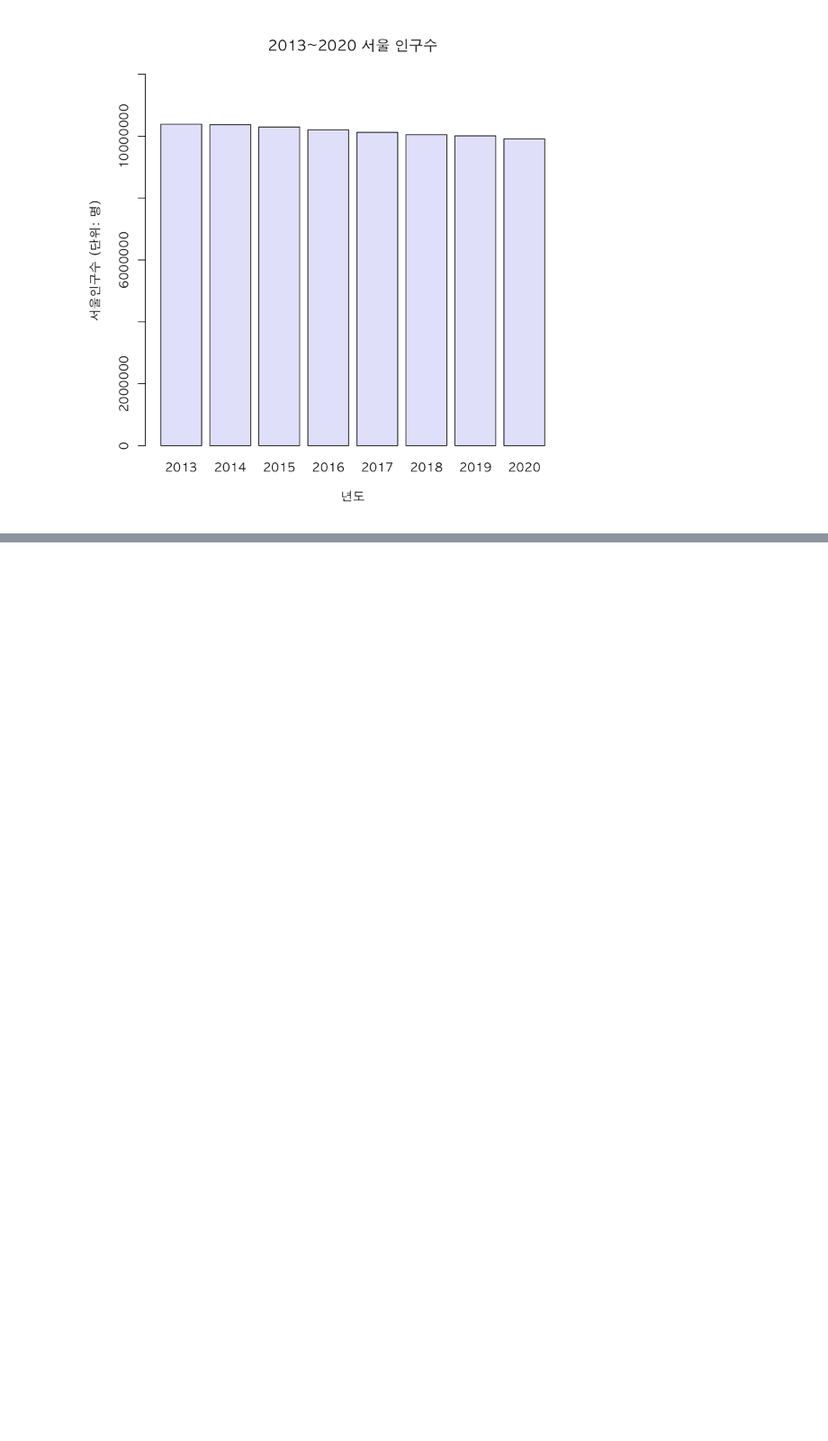
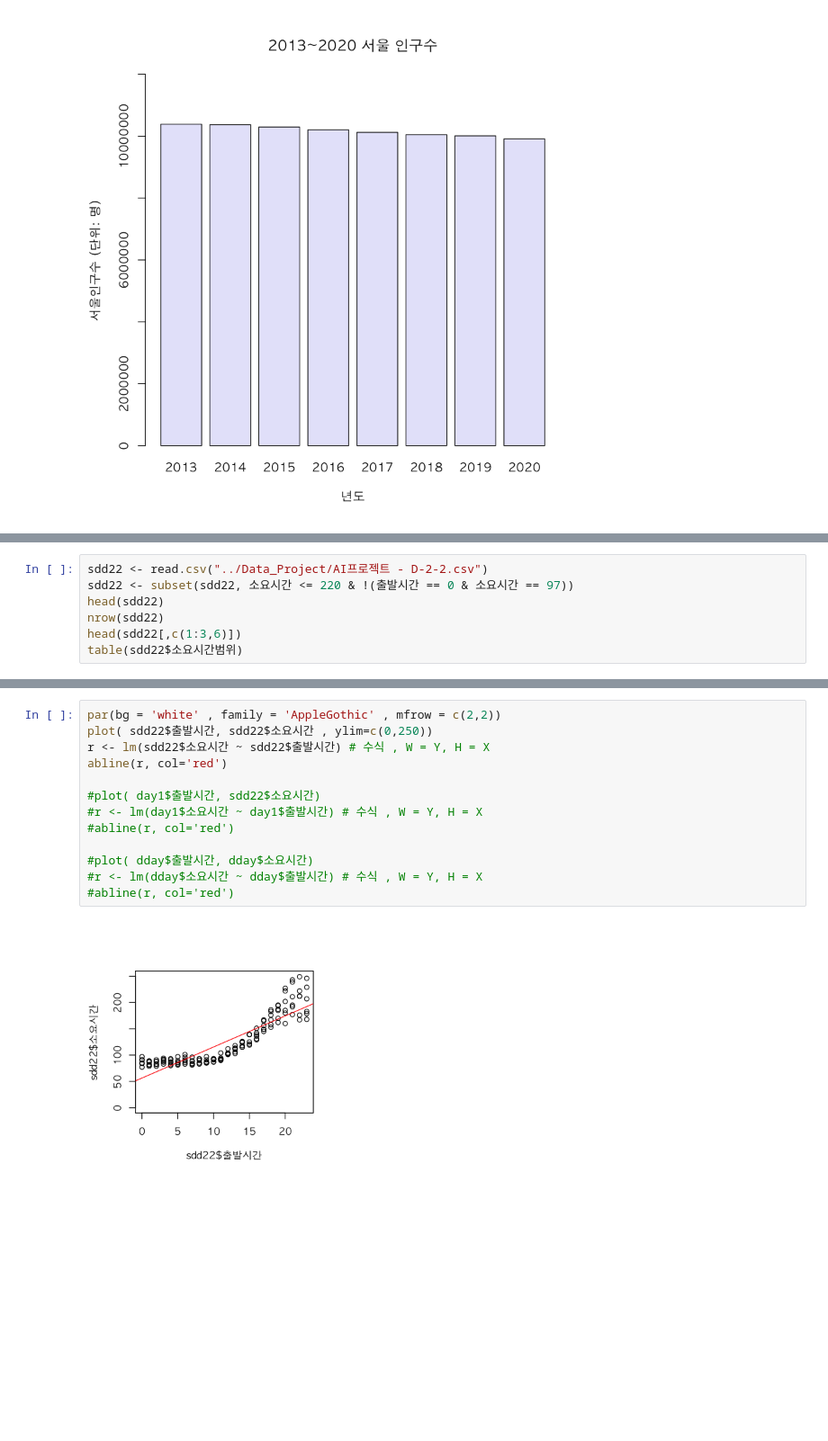
Before and after one commit to jjhwnn/R_Programming, a Jupyter notebook: education_원핫인코딩.ipynb, the cells around one changed output, grey strips where cells are left out. Shown at 90% size. Cells and saved outputs as stored; diff of their text form; blank space fills up the shorter version.

```diff
--- a/education_원핫인코딩.ipynb
+++ b/education_원핫인코딩.ipynb
@@ -793,0 +1405,7 @@ barplot(
+# %%
+sdd22 <- read.csv("../Data_Project/AI프로젝트 - D-2-2.csv")
+sdd22 <- subset(sdd22, 소요시간 <= 220 & !(출발시간 == 0 & 소요시간 == 97))
+head(sdd22)
+nrow(sdd22)
+head(sdd22[,c(1:3,6)])
+table(sdd22$소요시간범위)
@@ -793,0 +1541,15 @@ barplot(
+# %%
+par(bg = 'white' , family = 'AppleGothic' , mfrow = c(2,2))
+plot( sdd22$출발시간, sdd22$소요시간 , ylim=c(0,250))
+r <- lm(sdd22$소요시간 ~ sdd22$출발시간) # 수식 , W = Y, H = X
+abline(r, col='red')
+
+#plot( day1$출발시간, sdd22$소요시간)
+#r <- lm(day1$소요시간 ~ day1$출발시간) # 수식 , W = Y, H = X
+#abline(r, col='red')
+
+#plot( dday$출발시간, dday$소요시간)
+#r <- lm(dday$소요시간 ~ dday$출발시간) # 수식 , W = Y, H = X
+#abline(r, col='red')
+# %% [output]
+[figure, added]
```
Also changed, not shown: parts of 39 cells of this notebook.
